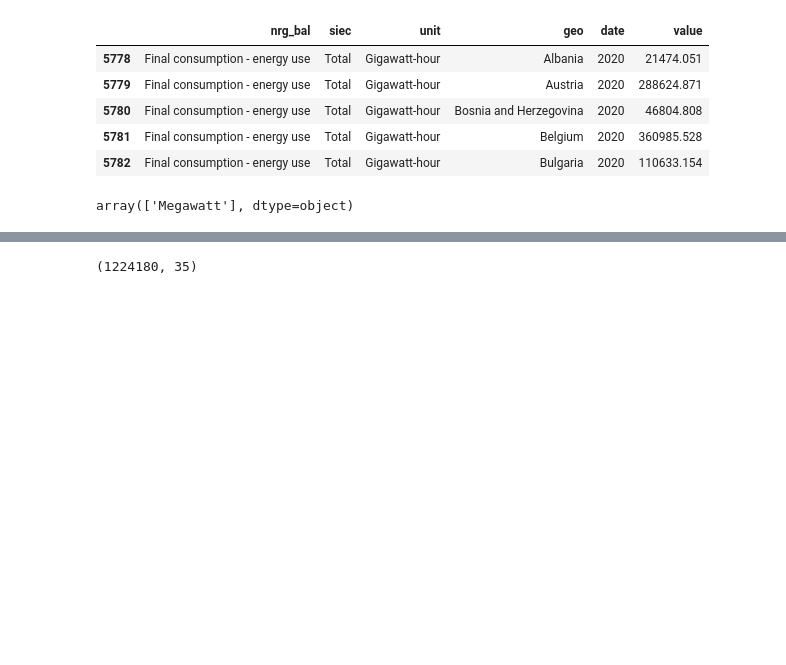
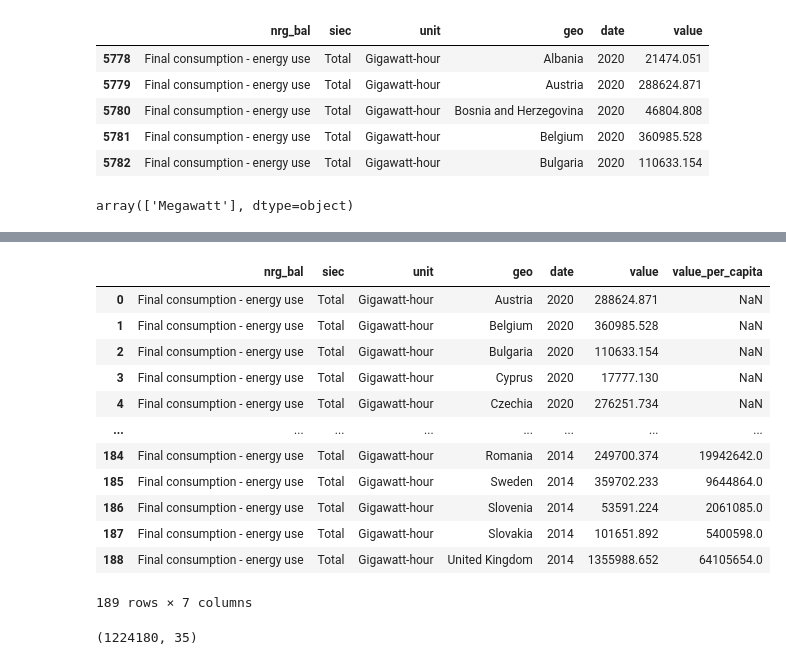
Before and after one commit to zhiravetska/FP, a Jupyter notebook: datafrom eurostat_2 copy.ipynb, the cells around one changed output, grey strips where cells are left out. Cells and saved outputs as stored; diff of their text form; code cells hidden in the pictures; blank space fills up the shorter version.

```diff
--- a/datafrom eurostat_2 copy.ipynb
+++ b/datafrom eurostat_2 copy.ipynb
@@ -90,4 +228,20 @@ fig = px.scatter(balance, x="date", y="value", color="geo")
 fig.show()
+# %%
+m_balance
+# %% [output]
+|  | nrg_bal | siec | unit | geo | date | value | value_per_capita |
+| 0 | Final consumption - energy use | Total | Gigawatt-hour | Austria | 2020 | 288624.871 | NaN |
+| 1 | Final consumption - energy use | Total | Gigawatt-hour | Belgium | 2020 | 360985.528 | NaN |
+| 2 | Final consumption - energy use | Total | Gigawatt-hour | Bulgaria | 2020 | 110633.154 | NaN |
+| 3 | Final consumption - energy use | Total | Gigawatt-hour | Cyprus | 2020 | 17777.130 | NaN |
+| 4 | Final consumption - energy use | Total | Gigawatt-hour | Czechia | 2020 | 276251.734 | NaN |
+| ... | ... | ... | ... | ... | ... | ... | ... |
+| 184 | Final consumption - energy use | Total | Gigawatt-hour | Romania | 2014 | 249700.374 | 19942642.0 |
+| 185 | Final consumption - energy use | Total | Gigawatt-hour | Sweden | 2014 | 359702.233 | 9644864.0 |
+| 186 | Final consumption - energy use | Total | Gigawatt-hour | Slovenia | 2014 | 53591.224 | 2061085.0 |
+| 187 | Final consumption - energy use | Total | Gigawatt-hour | Slovakia | 2014 | 101651.892 | 5400598.0 |
+| 188 | Final consumption - energy use | Total | Gigawatt-hour | United Kingdom | 2014 | 1355988.652 | 64105654.0 |
+189 rows × 7 columns
 # %%
 # transformation into DF
 # df_get_renew = pd.DataFrame(get_renew)
```
Also changed, not shown: parts of 21 cells of this notebook.
